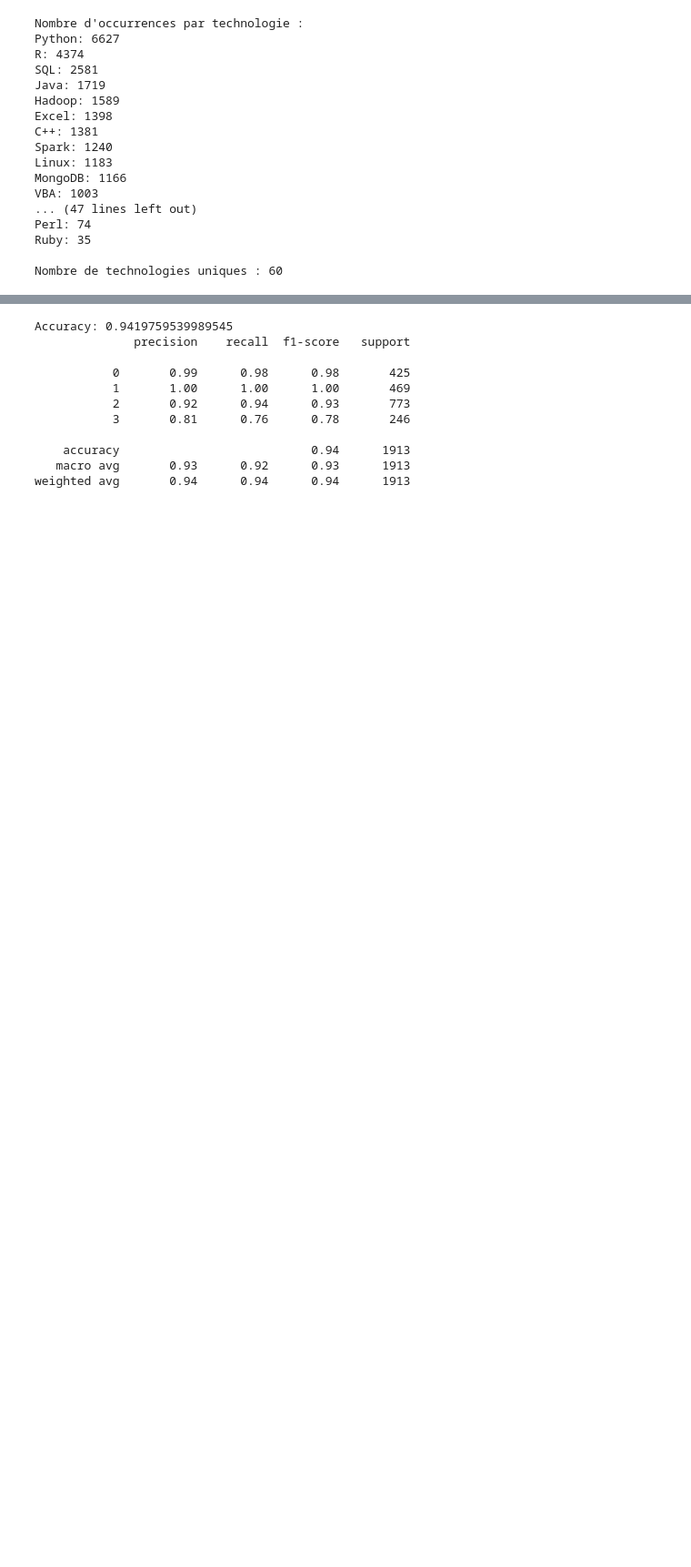
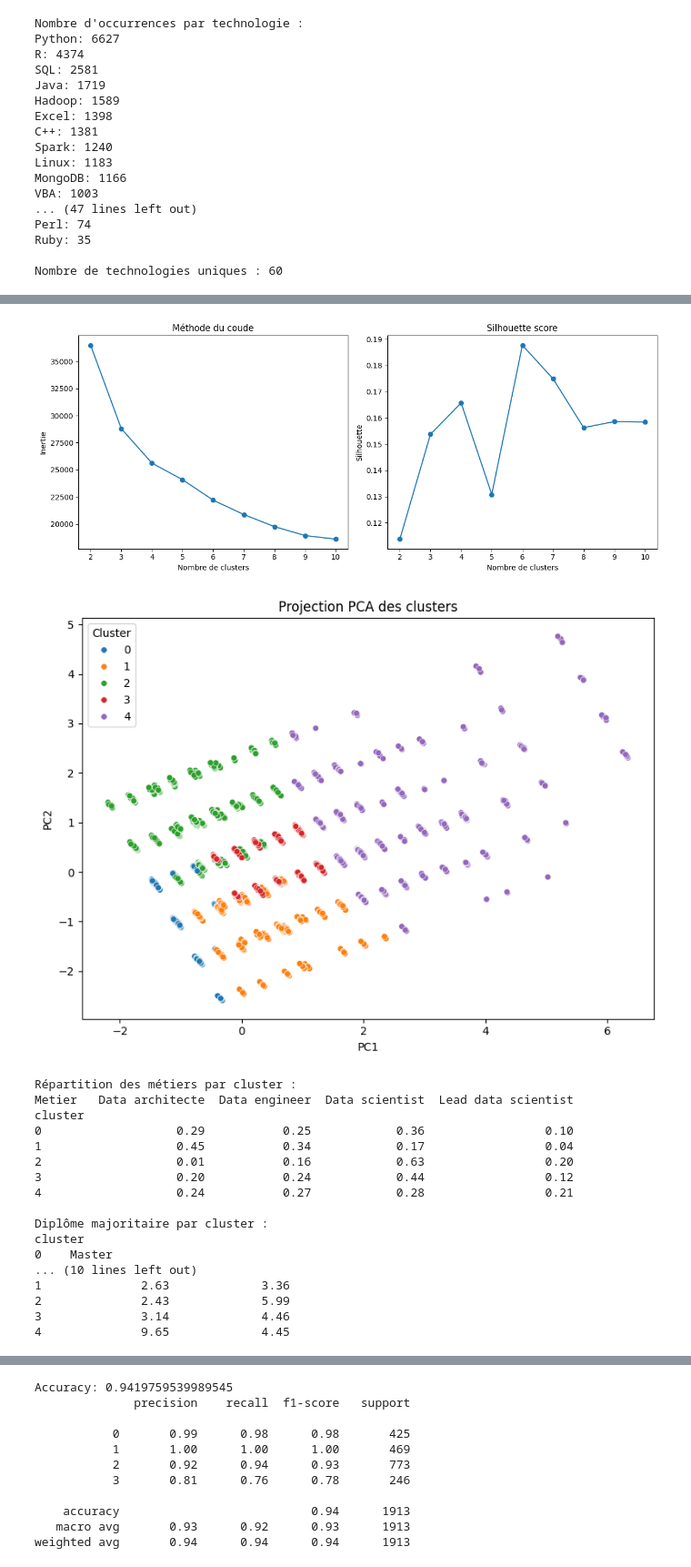
Before and after one commit to jccazes/equancy_technical_assessment, a Jupyter notebook: src/equancy_technical_assessment/answers copy.ipynb, the cells around one changed output, grey strips where cells are left out. Shown at 91% size. Saved outputs shown, nothing was run; the diff lists cells and outputs as text; code cells hidden in the pictures; blank space fills up the shorter version.

```diff
--- a/src/equancy_technical_assessment/answers copy.ipynb
+++ b/src/equancy_technical_assessment/answers copy.ipynb
@@ -720,0 +780,79 @@ Nombre de technologies uniques : 60
+# %%
+from sklearn.metrics import silhouette_score
+import matplotlib.pyplot as plt
+from sklearn.decomposition import PCA
+import seaborn as sns
+import numpy as np
+
+# 1. Choix du nombre de clusters : méthode du coude et silhouette
+inertia = []
+silhouette = []
+K_range = range(2, 11)
+for k in K_range:
+    kmeans = Pipeline([
+        ('preprocessing', preprocessor),
+        ('clustering', KMeans(n_clusters=k, random_state=42))
+    ])
+    kmeans.fit(clustered_employee_data)
+    inertia.append(kmeans.named_steps['clustering'].inertia_)
+    labels = kmeans.named_steps['clustering'].labels_
+    silhouette.append(silhouette_score(
+        kmeans.named_steps['preprocessing'].transform(clustered_employee_data), labels))
+
+plt.figure(figsize=(12,5))
+plt.subplot(1,2,1)
+plt.plot(K_range, inertia, marker='o')
+plt.title("Méthode du coude")
+plt.xlabel("Nombre de clusters")
+plt.ylabel("Inertie")
+
+plt.subplot(1,2,2)
+plt.plot(K_range, silhouette, marker='o')
+plt.title("Silhouette score")
+plt.xlabel("Nombre de clusters")
+plt.ylabel("Silhouette")
+plt.tight_layout()
+plt.show()
+
+# 2. Visualisation des clusters avec PCA
+X_transformed = preprocessor.fit_transform(clustered_employee_data)
+pca = PCA(n_components=2, random_state=42)
+X_pca = pca.fit_transform(X_transformed)
+plt.figure(figsize=(8,6))
+sns.scatterplot(x=X_pca[:,0], y=X_pca[:,1], hue=clustered_employee_data['cluster'], palette='tab10', s=30)
+plt.title("Projection PCA des clusters")
+plt.xlabel("PC1")
+plt.ylabel("PC2")
+plt.legend(title="Cluster")
+plt.tight_layout()
+plt.show()
+
+# 3. Analyse de la composition des clusters
+print("\nRépartition des métiers par cluster :")
+print(clustered_employee_data.groupby('cluster')['Metier'].value_counts(normalize=True).unstack().fillna(0).round(2))
+
+print("\nDiplôme majoritaire par cluster :")
+print(clustered_employee_data.groupby('cluster')['Diplome'].agg(lambda x: x.value_counts().idxmax()))
+
+print("\nExpérience moyenne et Nb_Technologies moyen par cluster :")
+print(clustered_employee_data.groupby('cluster')[['Experience', 'Nb_Technologies']].mean().round(2))
+# %% [output]
+[figure, added]
+[figure, added]
+Répartition des métiers par cluster :
+Metier   Data architecte  Data engineer  Data scientist  Lead data scientist
+cluster
+0                   0.29           0.25            0.36                 0.10
+1                   0.45           0.34            0.17                 0.04
+2                   0.01           0.16            0.63                 0.20
+3                   0.20           0.24            0.44                 0.12
+4                   0.24           0.27            0.28                 0.21
+
+Diplôme majoritaire par cluster :
+cluster
+0    Master
+... (10 lines left out)
+1              2.63             3.36
+2              2.43             5.99
+3              3.14             4.46
+4              9.65             4.45
```
Also changed, not shown: parts of 3 cells of this notebook.
